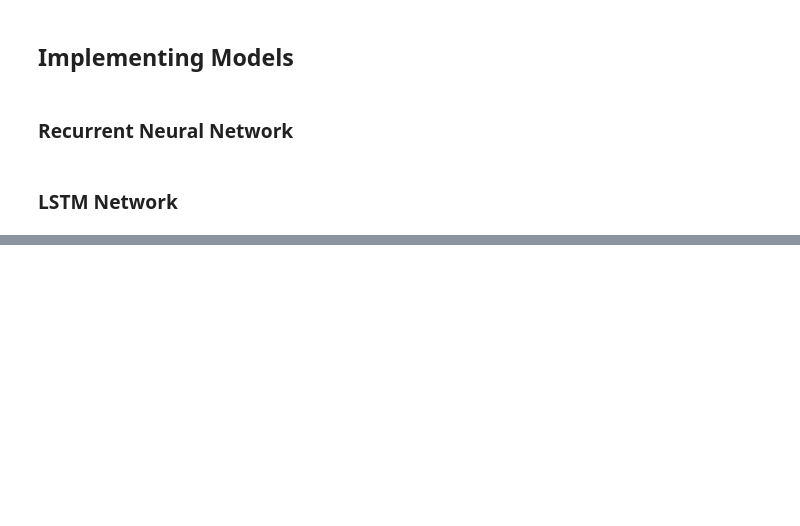
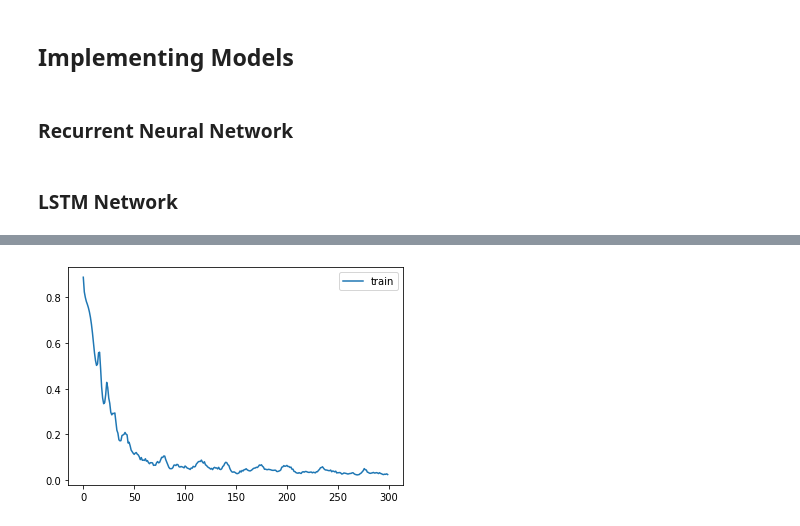
Before and after one commit to jonas-fullstack-dev/ml-financial-data, a Jupyter notebook: stocks.ipynb, the cells around one changed output, grey strips where cells are left out. Cells and saved outputs as stored; diff of their text form; code cells hidden in the pictures; blank space fills up the shorter version.

Commit message:
Implement RNN and LSTM model

```diff
--- a/stocks.ipynb
+++ b/stocks.ipynb
@@ -274,0 +337,3 @@ print(y_train.shape)
+# %%
+# Drop first column (= scaledVolatility) as we just want to predict the scaledReturn
+y_train = y_train[:, -1]
@@ -285,0 +352,4 @@ ValueError: array split does not result in an equal division
+# %%
+# Reshape data to fit into the LSTM model (dimension must be [samples, time steps, features])
+X_train_lstm = X_train.reshape((X_train.shape[0], n_input_timestamps, n_features_per_timestamp))
+y_train_lstm = y_train.reshape((y_train.shape[0], 1))
@@ -287,3 +360,12 @@ ValueError: array split does not result in an equal division
 ## Implementing Models
 # %% [markdown]
 ### Recurrent Neural Network
+# %%
+def create_rnn_model(n_neurons, optimizer):
+    model = Sequential()
+    model.add(SimpleRNN(units=n_neurons))
+    model.add(Dense(1))
+
+    model.compile(loss='mean_squared_error', optimizer=optimizer)
+
+    return model
@@ -291,0 +396,3 @@ ValueError: array split does not result in an equal division
+# %%
+model_rnn = create_rnn_model(100, 'adam')
+history_rnn = model_rnn.fit(X_train_lstm, y_train_lstm, epochs=300, batch_size=64, shuffle=False)
@@ -291,0 +417,7 @@ ValueError: array split does not result in an equal division
+# %%
+# Plot history
+pyplot.plot(history_rnn.history['loss'], label='train')
+pyplot.legend()
+pyplot.show()
+# %% [output]
+[figure, added]
```
Also changed, not shown: parts of 29 cells of this notebook.
